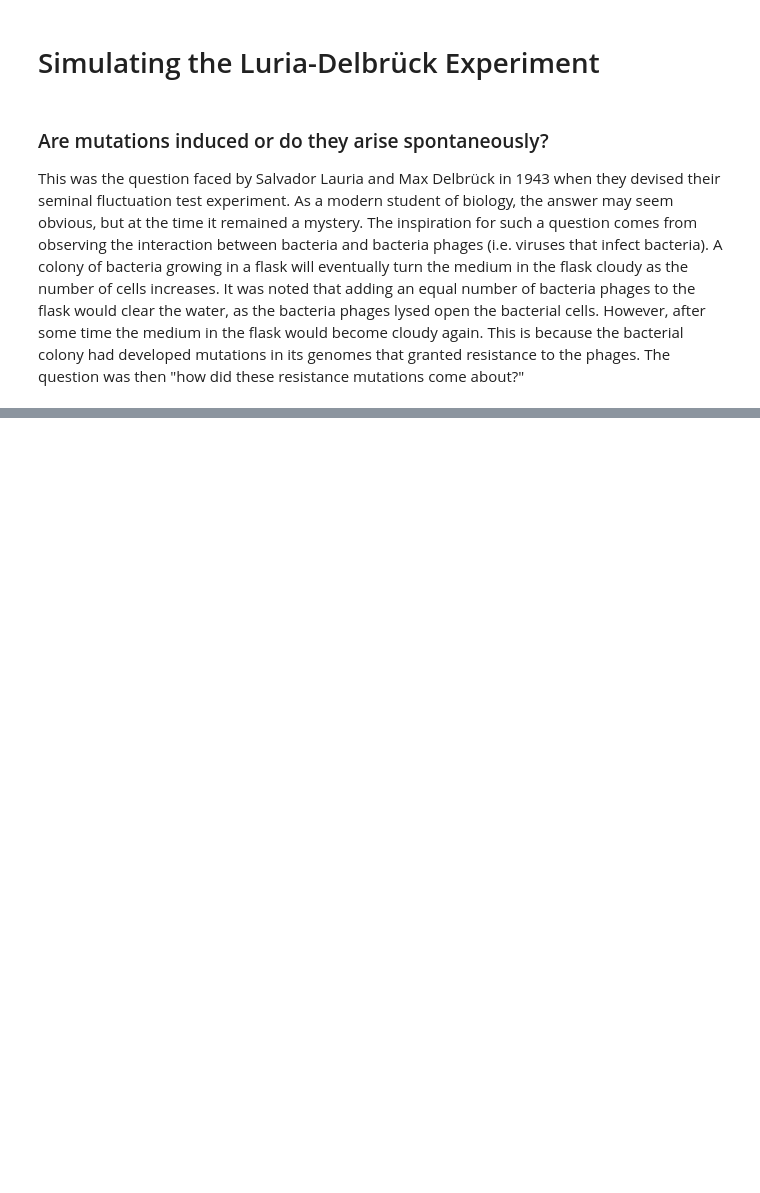
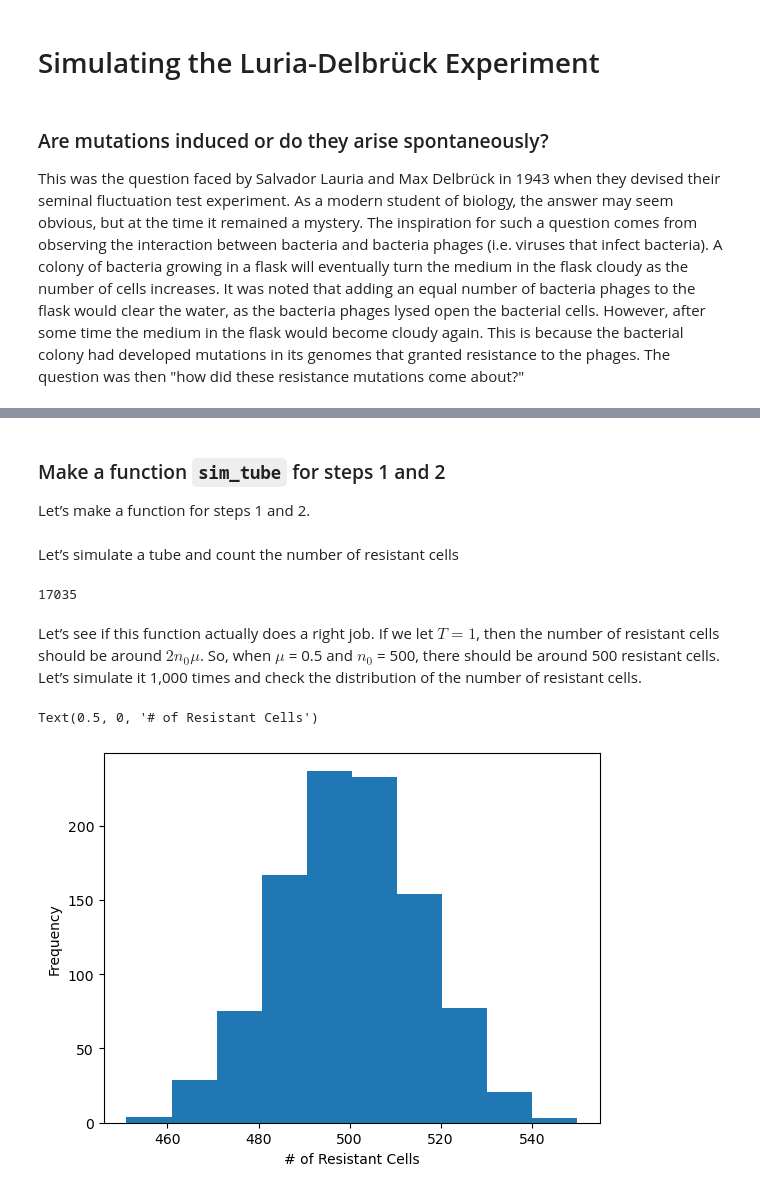
Before and after one commit to AlecJacobsen/Simulation_for_Biologists, a Jupyter notebook: Luria-Delbruck_Practical/python/Luria-Delbruck_Exp.ipynb, the cells around one changed output, grey strips where cells are left out. Drawn from its saved outputs; the diff is of its cells as text; code cells hidden in the pictures; blank space fills up the shorter version.

```diff
--- a/Luria-Delbruck_Practical/python/Luria-Delbruck_Exp.ipynb
+++ b/Luria-Delbruck_Practical/python/Luria-Delbruck_Exp.ipynb
@@ -151,0 +84,2 @@ print(np.var(res_A), np.var(res_B))
+# %%
+parents = [0]*n_0
@@ -151,0 +89,20 @@ print(np.var(res_A), np.var(res_B))
+# %%
+T_test = 5
+# Loop over T generations
+for t in range(T_test):
+    # Initialise a vector children, into which we put genotype of daughter cells
+    children = []
+    # Loop over parent cells
+    # In each iteration, `cell` is the genotype of focal cell
+    for cell in parents:
+        # Loop over two daughter cells
+        for i in range(2):
+            # Bernoulli sampling of mutation
+            # Mutation is represented as addition of 1
+            # The genotype of the focal daughter cell is appended
+            children.append(cell + np.random.binomial(1, mu))
+    # vector parents is updated
+    parents = children
+# frequency distribution of cells freq(genotype == x)
+Counter(parents)
+## Dont forget to reset the parents array before running this again!
@@ -151,0 +121,8 @@ print(np.var(res_A), np.var(res_B))
+# %%
+genotypes = np.zeros(n_0)
+
+for t in range(T):
+    genotypes = np.concatenate((genotypes, genotypes)) + np.random.binomial(1,mu, size = genotypes.shape[0] *2)
+
+genotypes = (genotypes > 0).astype(int)
+Counter(genotypes)
@@ -151,0 +137,26 @@ print(np.var(res_A), np.var(res_B))
+# %% [markdown]
+### Make a function `sim_tube` for steps 1 and 2
+Let’s make a function for steps 1 and 2.
+# %%
+def sim_tube(T, mu, n_0):
+    genotypes = np.zeros(n_0)
+    for t in range(T):
+        genotypes = np.concatenate((genotypes, genotypes)) + np.random.binomial(1,mu, size = genotypes.shape[0] *2)
+    return (genotypes > 0).astype(int)
+# %% [markdown]
+Let’s simulate a tube and count the number of resistant cells
+# %%
+tube = sim_tube(T, mu, n_0)
+tube.sum()
+# %% [output]
+17035
+# %% [markdown]
+Let’s see if this function actually does a right job. If we let $T = 1$, then the number of resistant cells should be around $2n_0μ$. So, when $μ$ = 0.5 and $n_0$ = 500, there should be around 500 resistant cells. Let’s simulate it 1,000 times and check the distribution of the number of resistant cells.
+# %%
+res = [sim_tube(1,0.5,500).sum() for i in range(1000)]
+plt.hist(res)
+plt.ylabel('Frequency')
+plt.xlabel('# of Resistant Cells')
+# %% [output]
+Text(0.5, 0, '# of Resistant Cells')
+[figure, added]
```
Also changed, not shown: parts of 64 cells of this notebook, 1 other file.
